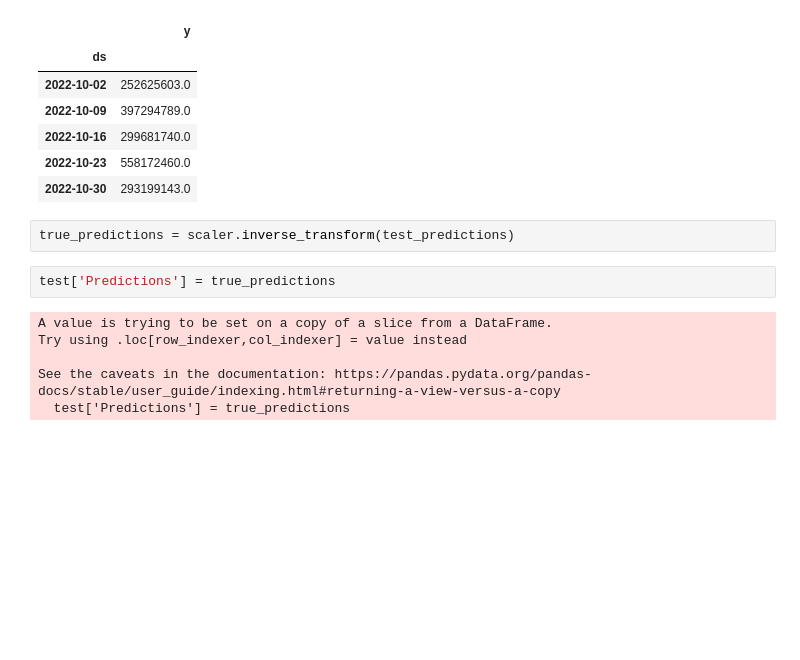
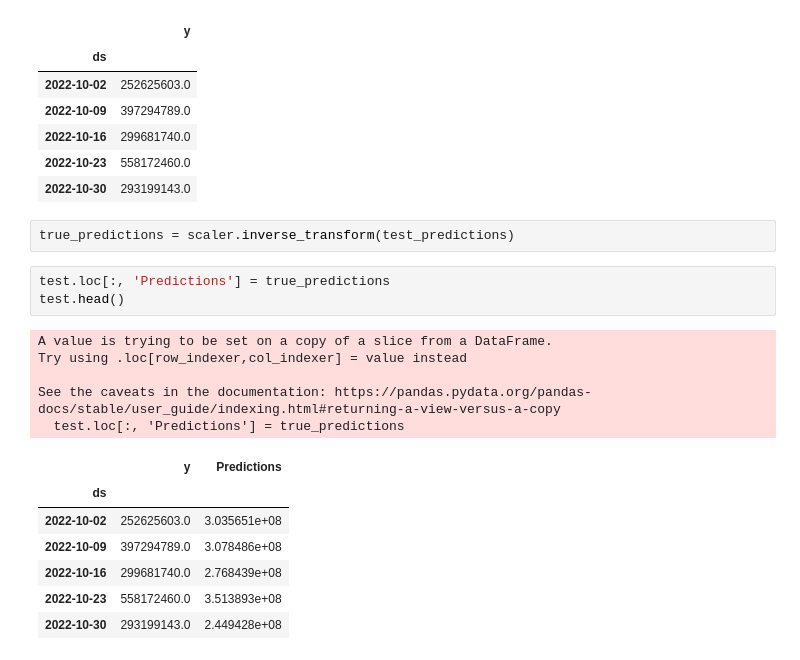
Before and after one commit to JstKhalid/Revenue-Regression, a Jupyter notebook: RNNWeekly.ipynb, the cells around one changed output. Drawn from its saved outputs; the diff is of its cells as text; blank space fills up the shorter version.

```diff
--- a/RNNWeekly.ipynb
+++ b/RNNWeekly.ipynb
@@ -312,13 +312,21 @@ test.head()
 # %%
 true_predictions = scaler.inverse_transform(test_predictions)
 # %%
-test['Predictions'] = true_predictions
+test.loc[:, 'Predictions'] = true_predictions
+test.head()
 # %% [output]
 A value is trying to be set on a copy of a slice from a DataFrame.
 Try using .loc[row_indexer,col_indexer] = value instead
 
 See the caveats in the documentation: https://pandas.pydata.org/pandas-docs/stable/user_guide/indexing.html#returning-a-view-versus-a-copy
-  test['Predictions'] = true_predictions
+  test.loc[:, 'Predictions'] = true_predictions
+|  | y | Predictions |
+| ds |  |  |
+| 2022-10-02 | 252625603.0 | 3.035651e+08 |
+| 2022-10-09 | 397294789.0 | 3.078486e+08 |
+| 2022-10-16 | 299681740.0 | 2.768439e+08 |
+| 2022-10-23 | 558172460.0 | 3.513893e+08 |
+| 2022-10-30 | 293199143.0 | 2.449428e+08 |
 # %%
 test.plot(figsize=(14,5))
 # %% [output]
```
Also changed, not shown: parts of 7 cells of this notebook, 4 other files.
